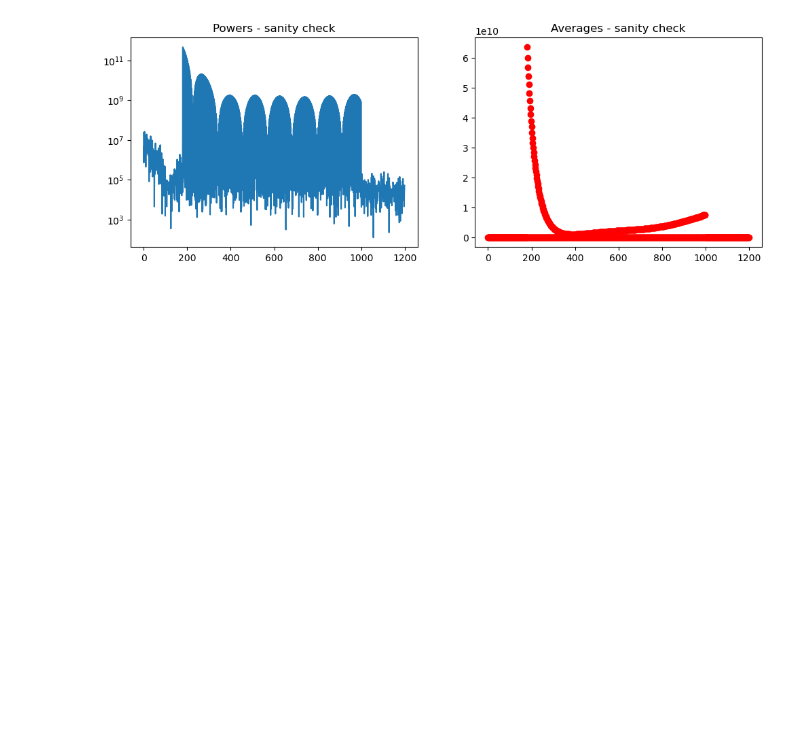
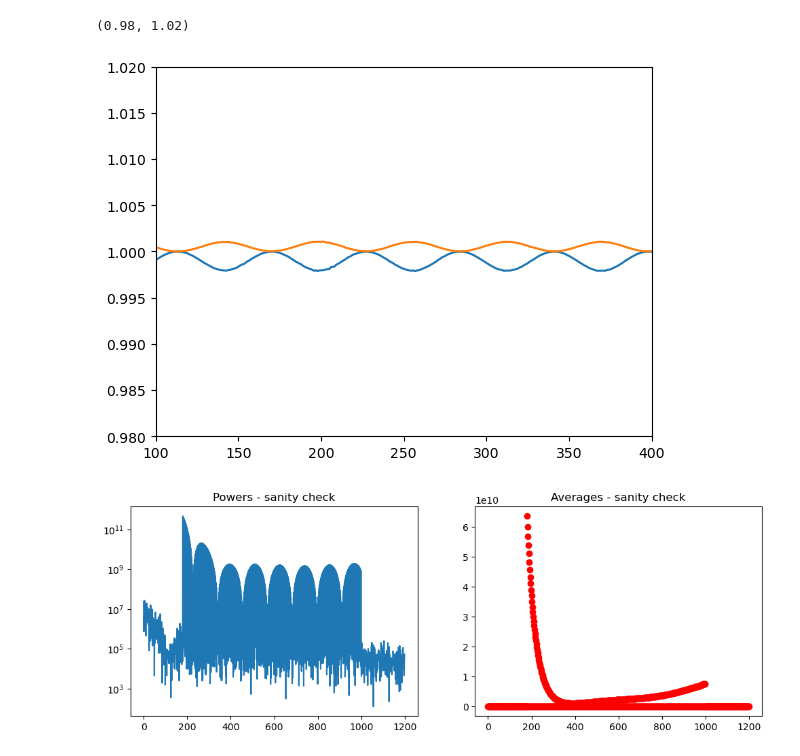
Before and after one commit to lusee-night/notebooks, a Jupyter notebook: calibrator/min_power.ipynb, the cells around one changed output. Drawn from its saved outputs; the diff is of its cells as text; code cells hidden in the pictures; blank space fills up the shorter version.

```diff
--- a/calibrator/min_power.ipynb
+++ b/calibrator/min_power.ipynb
@@ -54,2 +63,8 @@ ax2.title.set_text('Averages')
 # %%
-pwr_check,fr_check,avg_check = comb_plot(loaded_data,spacing=50e3)
+plt.plot(avgs2/avgs)
+plt.plot(avgs3/avgs)
+plt.xlim(100,400)
+plt.ylim(0.98,1.02)
+# %% [output]
+(0.98, 1.02)
+[figure, added]
```
Also changed, not shown: parts of 5 cells of this notebook, 2 other files.
